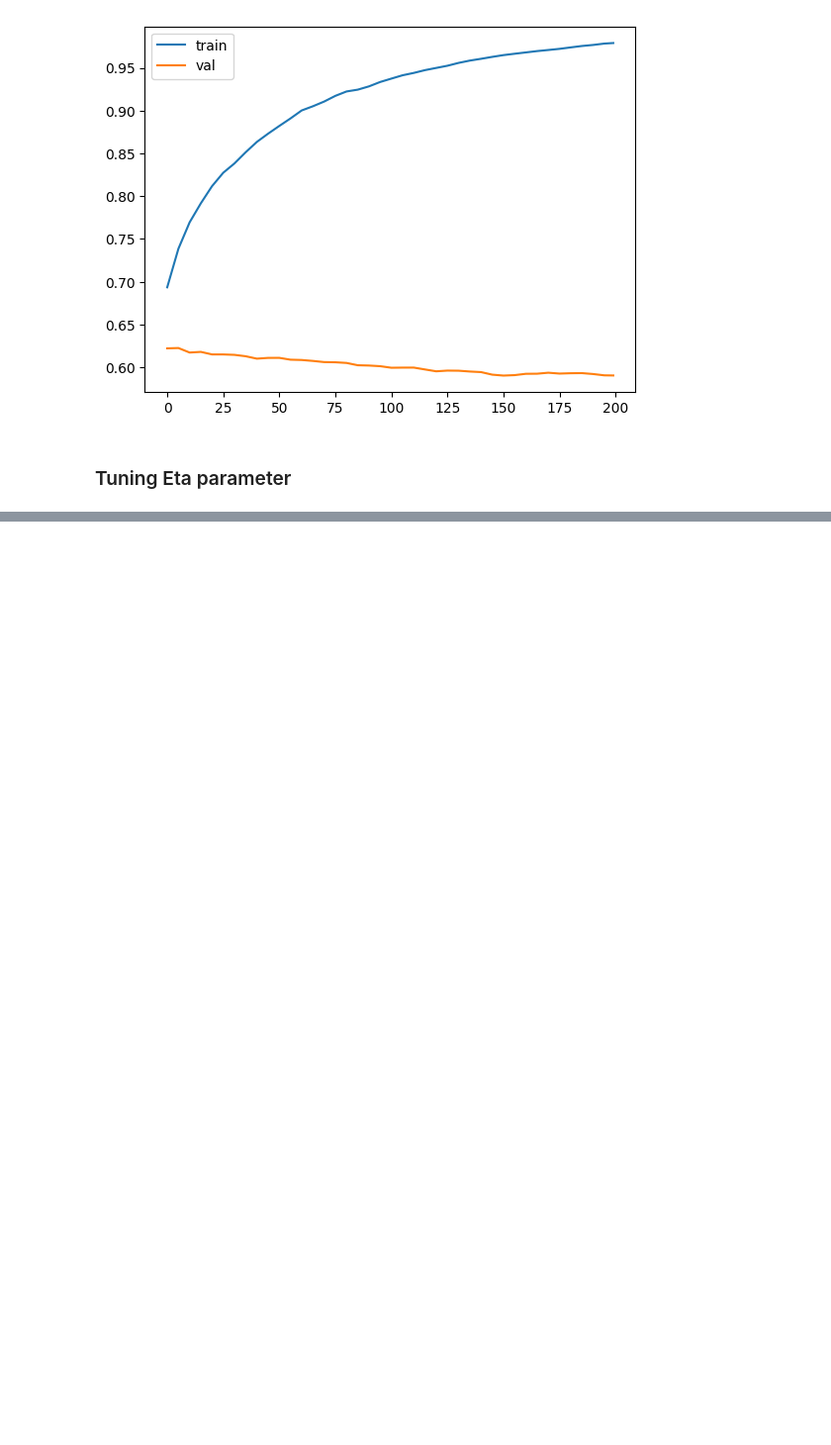
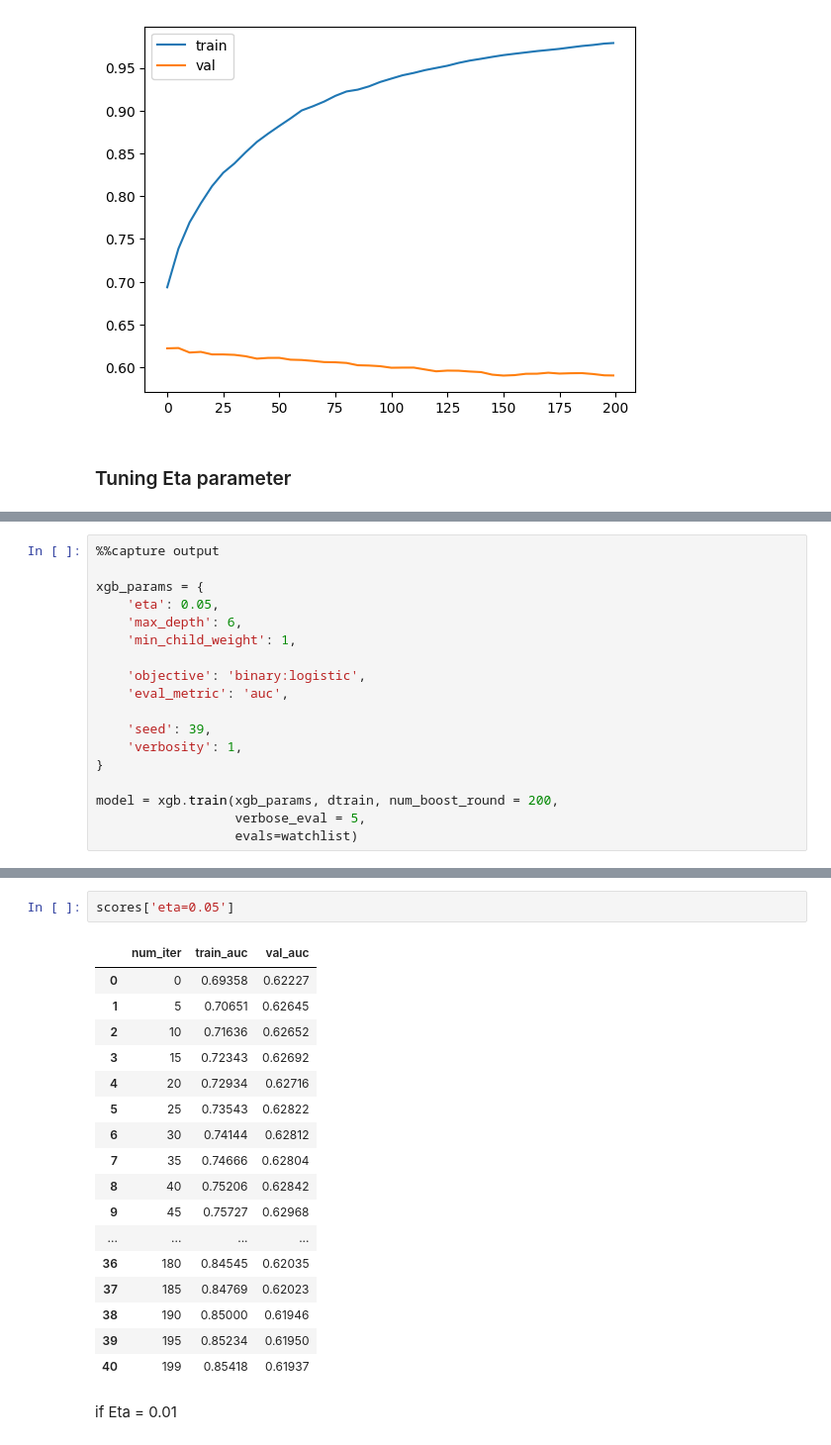
Before and after one commit to Veranika23/endometriosis-prediction, a Jupyter notebook: EDA/notebook.ipynb, the cells around one changed output, grey strips where cells are left out. Shown at 99% size. Drawn from its saved outputs; the diff is of its cells as text; blank space fills up the shorter version.

```diff
--- a/EDA/notebook.ipynb
+++ b/EDA/notebook.ipynb
@@ -737,0 +880,18 @@ plt.legend()
+# %%
+%%capture output
+
+xgb_params = {
+    'eta': 0.05,
+    'max_depth': 6,
+    'min_child_weight': 1,
+
+    'objective': 'binary:logistic',
+    'eval_metric': 'auc',
+
+    'seed': 39,
+    'verbosity': 1,
+}
+
+model = xgb.train(xgb_params, dtrain, num_boost_round = 200,
+                  verbose_eval = 5,
+                  evals=watchlist)
@@ -737,0 +904,22 @@ plt.legend()
+# %%
+scores['eta=0.05']
+# %% [output]
+|  | num_iter | train_auc | val_auc |
+| 0 | 0 | 0.69358 | 0.62227 |
+| 1 | 5 | 0.70651 | 0.62645 |
+| 2 | 10 | 0.71636 | 0.62652 |
+| 3 | 15 | 0.72343 | 0.62692 |
+| 4 | 20 | 0.72934 | 0.62716 |
+| 5 | 25 | 0.73543 | 0.62822 |
+| 6 | 30 | 0.74144 | 0.62812 |
+| 7 | 35 | 0.74666 | 0.62804 |
+| 8 | 40 | 0.75206 | 0.62842 |
+| 9 | 45 | 0.75727 | 0.62968 |
+| ... | ... | ... | ... |
+| 36 | 180 | 0.84545 | 0.62035 |
+| 37 | 185 | 0.84769 | 0.62023 |
+| 38 | 190 | 0.85000 | 0.61946 |
+| 39 | 195 | 0.85234 | 0.61950 |
+| 40 | 199 | 0.85418 | 0.61937 |
+# %% [markdown]
+if Eta = 0.01
```
Also changed, not shown: parts of 24 cells of this notebook.
